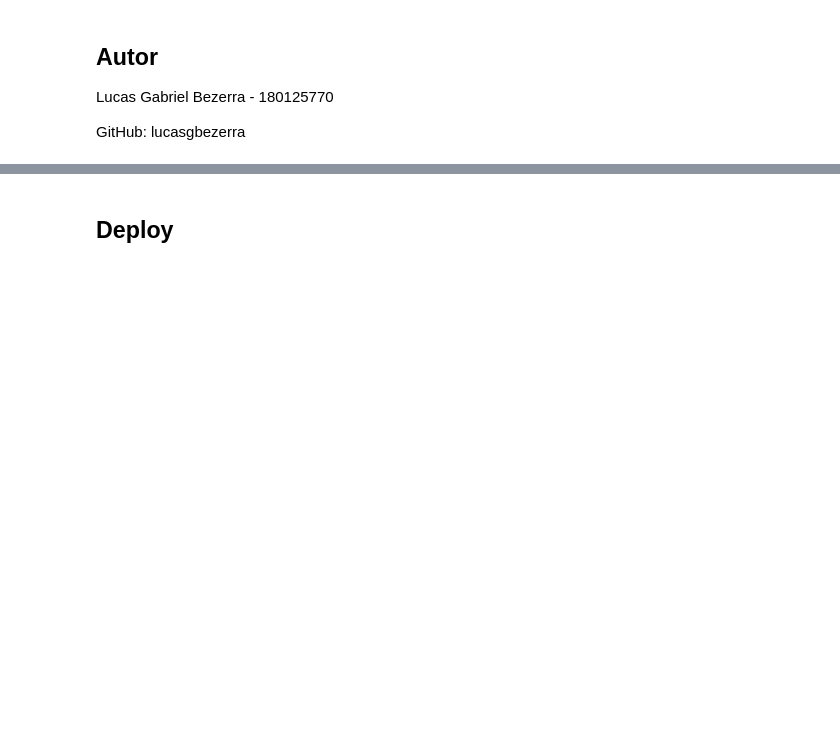
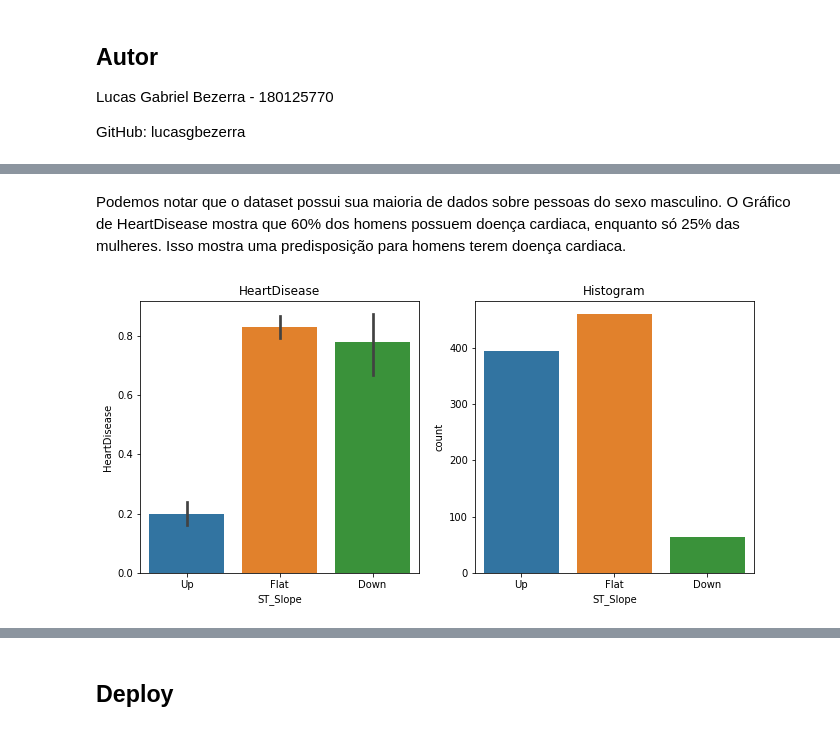
Before and after one commit to fabraz/fastaiOnCampus, a Jupyter notebook: nbs/180125770_lucasgbezerra_Lucas Gabriel Bezerra.ipynb, the cells around one changed output, grey strips where cells are left out. Cells and saved outputs as stored; diff of their text form; code cells hidden in the pictures; blank space fills up the shorter version.

```diff
--- a/nbs/180125770_lucasgbezerra_Lucas Gabriel Bezerra.ipynb
+++ b/nbs/180125770_lucasgbezerra_Lucas Gabriel Bezerra.ipynb
@@ -566,0 +180,8 @@ labels, preds
+# %% [markdown]
+Podemos notar que o dataset possui sua maioria de dados sobre pessoas do sexo masculino. O Gráfico de HeartDisease mostra que 60% dos homens possuem doença cardiaca, enquanto só 25% das mulheres. Isso mostra uma predisposição para homens terem doença cardiaca.
+# %%
+fig,axs = plt.subplots(1,2, figsize=(11,5))
+sns.barplot(data=df, y=dependent, x="ST_Slope", ax=axs[0]).set(title="HeartDisease")
+sns.countplot(data=df, x="ST_Slope", ax=axs[1]).set(title="Histogram");
+# %% [output]
+[figure, added]
```
Also changed, not shown: parts of 136 cells of this notebook.
